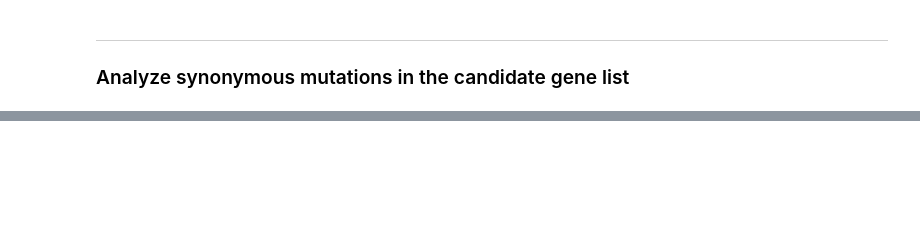
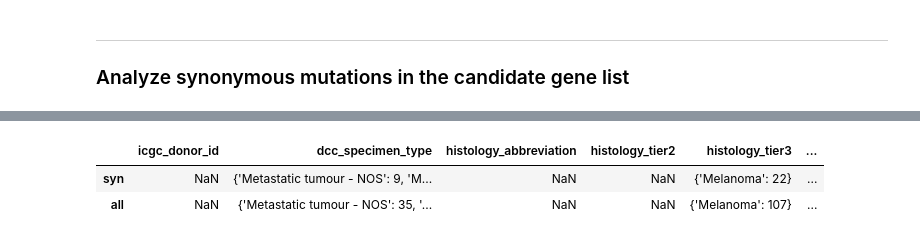
Before and after one commit to ryy1221/MutSigCVsyn, a Jupyter notebook: notebook/05-figure4-candidate-anlyze.ipynb, the cells around one changed output, grey strips where cells are left out. Cells and saved outputs as stored; diff of their text form; code cells hidden in the pictures; blank space fills up the shorter version.

```diff
--- a/notebook/05-figure4-candidate-anlyze.ipynb
+++ b/notebook/05-figure4-candidate-anlyze.ipynb
@@ -106,0 +179,19 @@ df_gene_mut.iloc[:, 5:15]
+# %%
+num_cols = ['SV.events','Coding.SNVs', 'Non.coding.SNVs','CNA.events..do_not_use.', 'Retrotransposon.insertions',\
+            'Mitochondrial.mutations','all.Indels']
+str_cols = ['dcc_specimen_type','histology_tier3','histology_tier4',
+        'tumour_histological_type',\
+       'tumour_stage', 'tumour_histological_comment', 'specimen_donor_treatment_type']
+# %%
+df_str_info = pd.DataFrame(columns = str_cols, index = ['syn', 'all'])
+for columns in str_cols:
+    if columns not in ['icgc_donor_id','histology_abbreviation','histology_tier2']:
+
+        df_str_info.loc['all', columns] = str(dict(Counter(df_histology[columns].tolist())))
+        df_str_info.loc['syn', columns] = str(dict(Counter(df_histology_syn[columns].tolist())))
+# %%
+df_str_info
+# %% [output]
+|  | icgc_donor_id | dcc_specimen_type | histology_abbreviation | histology_tier2 | histology_tier3 | ... |
+| syn | NaN | {'Metastatic tumour - NOS': 9, 'M... | NaN | NaN | {'Melanoma': 22} | ... |
+| all | NaN | {'Metastatic tumour - NOS': 35, '... | NaN | NaN | {'Melanoma': 107} | ... |
```
Also changed, not shown: parts of 18 cells of this notebook, 1 other file.
